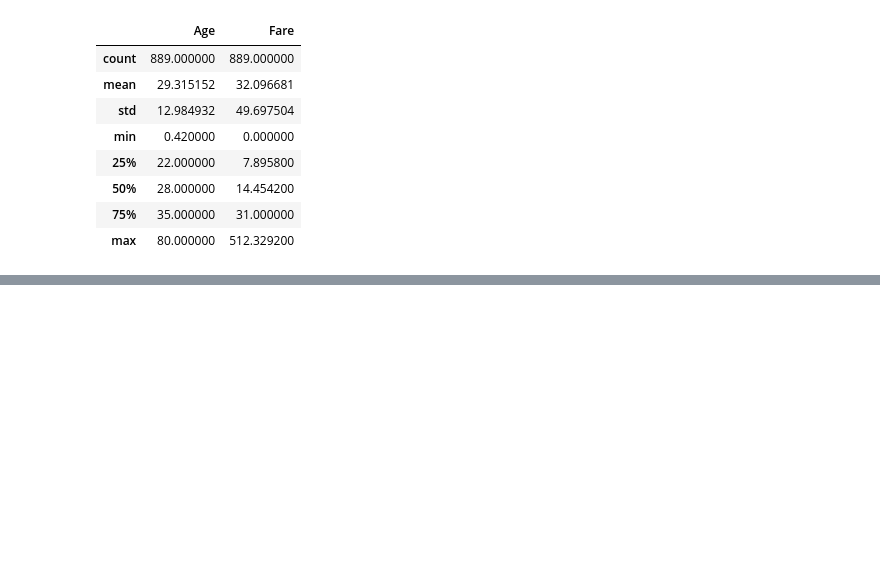
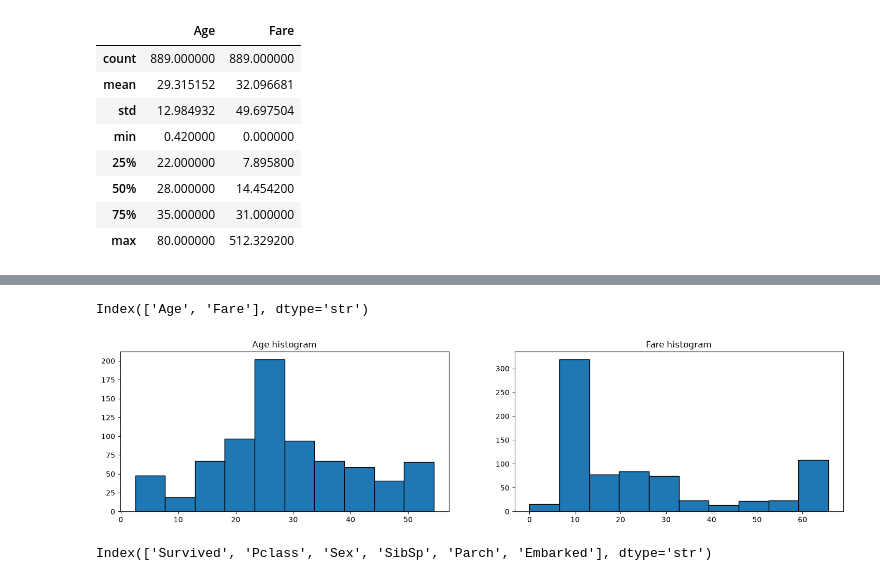
Before and after one commit to shahdamgad/CA_AIS2G-_MI, a Jupyter notebook: src/DA/workshop/preprocessing.ipynb, the cells around one changed output, grey strips where cells are left out. Cells and saved outputs as stored; diff of their text form; code cells hidden in the pictures; blank space fills up the shorter version.

```diff
--- a/src/DA/workshop/preprocessing.ipynb
+++ b/src/DA/workshop/preprocessing.ipynb
@@ -213,0 +321,13 @@ df.describe()
+# %%
+num_cols
+# %% [output]
+Index(['Age', 'Fare'], dtype='str')
+# %%
+plt.figure(figsize=(9*len(num_cols),4))
+for i , col in enumerate(num_cols):
+    plt.subplot(1,2, i+1)
+    plt.hist(df[col],edgecolor= "black")
+    plt.title(f"{col} histogram")
+plt.show()
+# %% [output]
+[figure, added]
@@ -213,0 +352,5 @@ df.describe()
+# %%
+cat_cols = df.select_dtypes("category").columns
+cat_cols
+# %% [output]
+Index(['Survived', 'Pclass', 'Sex', 'SibSp', 'Parch', 'Embarked'], dtype='str')
```
Also changed, not shown: parts of 27 cells of this notebook.
